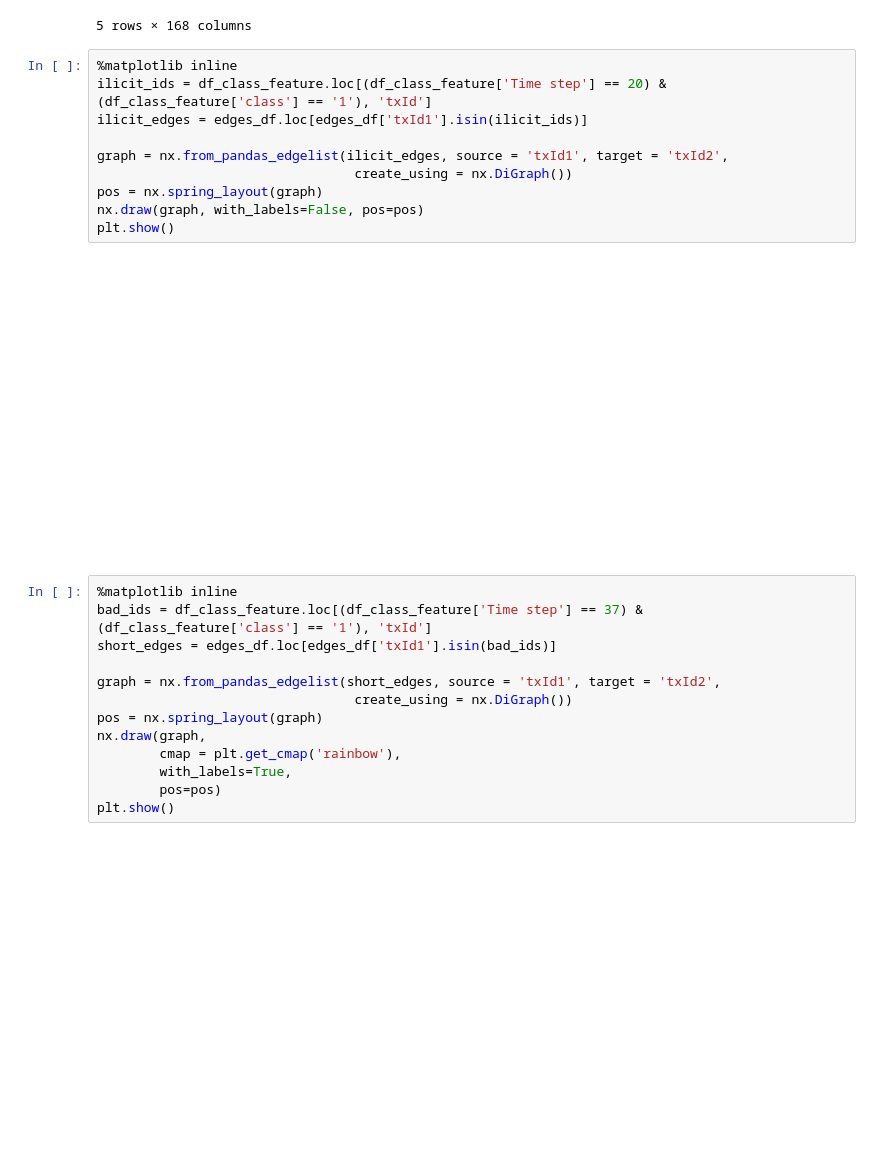
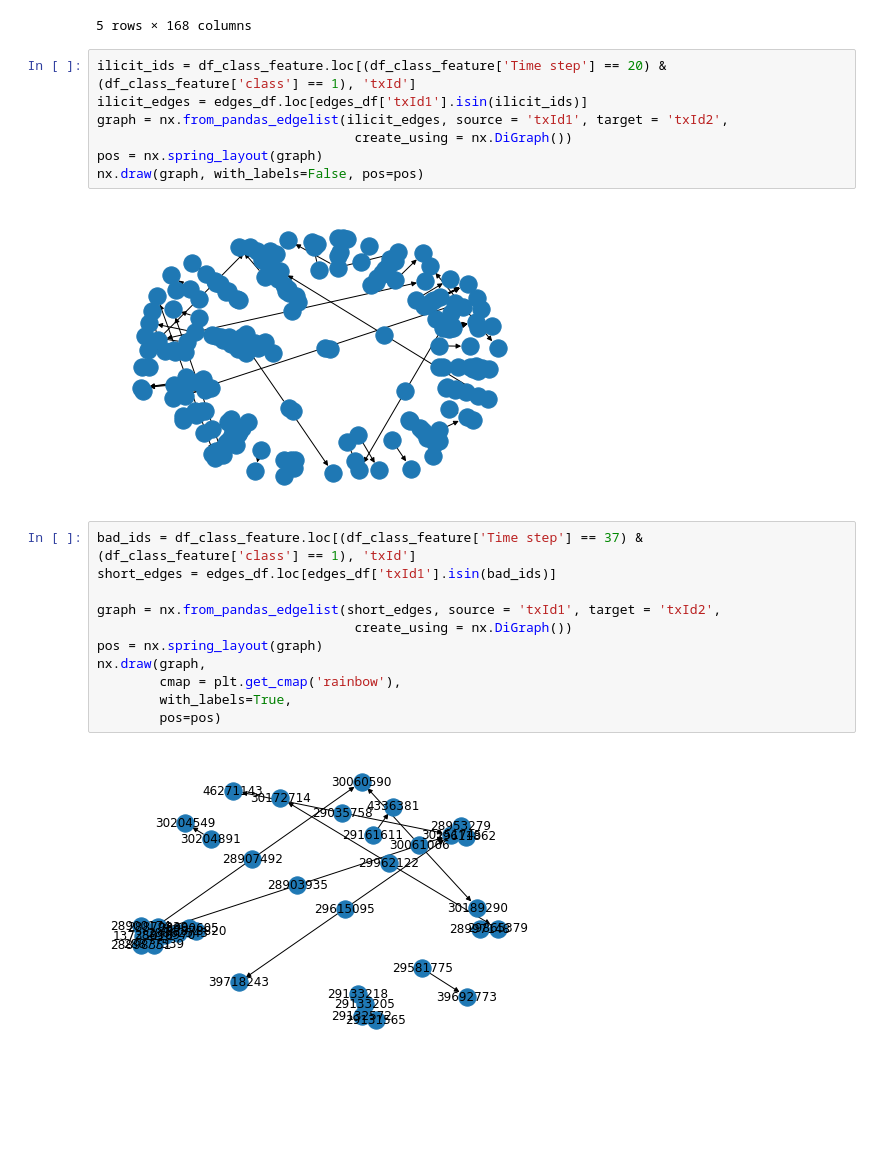
Before and after one commit to KhoiDOO/Bitcoin-Transaction-Graph-Elliptic-Data-Set, a Jupyter notebook: Data Exploring/Graph Visualization.ipynb, the cells around one changed output. Saved outputs shown, nothing was run; the diff lists cells and outputs as text; blank space fills up the shorter version.

Commit message:
Update Graph Visualization

```diff
--- a/Data Exploring/Graph Visualization.ipynb
+++ b/Data Exploring/Graph Visualization.ipynb
@@ -67,20 +66,16 @@ df_class_feature.head()
 | 4 | 3889 | 3 | 48 | -0.086232 | -0.101835 | -0.646376 | -0.121970 | ... |
 5 rows × 168 columns
 # %%
-%matplotlib inline
-ilicit_ids = df_class_feature.loc[(df_class_feature['Time step'] == 20) & (df_class_feature['class'] == '1'), 'txId']
+ilicit_ids = df_class_feature.loc[(df_class_feature['Time step'] == 20) & (df_class_feature['class'] == 1), 'txId']
 ilicit_edges = edges_df.loc[edges_df['txId1'].isin(ilicit_ids)]
-
 graph = nx.from_pandas_edgelist(ilicit_edges, source = 'txId1', target = 'txId2',
                                  create_using = nx.DiGraph())
 pos = nx.spring_layout(graph)
 nx.draw(graph, with_labels=False, pos=pos)
-plt.show()
 # %% [output]
-[figure, old version]
+[figure, new version]
 # %%
-%matplotlib inline
-bad_ids = df_class_feature.loc[(df_class_feature['Time step'] == 37) & (df_class_feature['class'] == '1'), 'txId']
+bad_ids = df_class_feature.loc[(df_class_feature['Time step'] == 37) & (df_class_feature['class'] == 1), 'txId']
 short_edges = edges_df.loc[edges_df['txId1'].isin(bad_ids)]
 
 graph = nx.from_pandas_edgelist(short_edges, source = 'txId1', target = 'txId2',
@@ -90,9 +85,8 @@ nx.draw(graph,
         cmap = plt.get_cmap('rainbow'),
         with_labels=True,
         pos=pos)
-plt.show()
 # %% [output]
-[figure, old version]
+[figure, new version]
 # %%
 graph1 = nx.from_pandas_edgelist(short_edges, source = 'txId1', target = 'txId2',
                                  create_using = nx.Graph())
```
Also changed, not shown: parts of 3 cells of this notebook.
